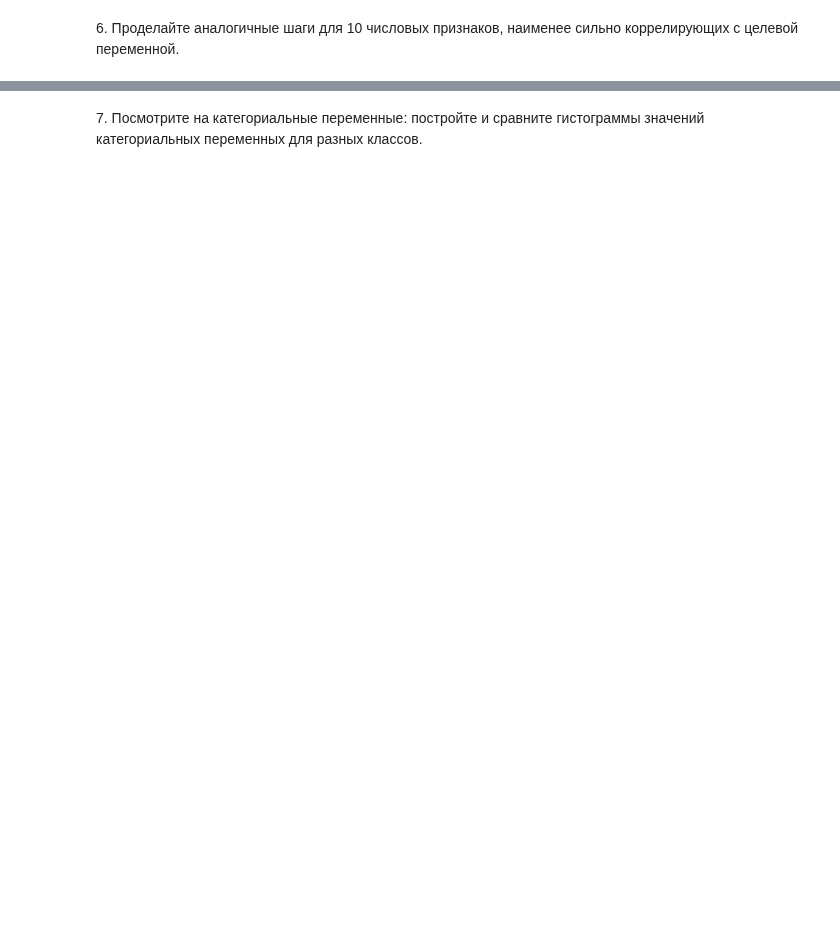
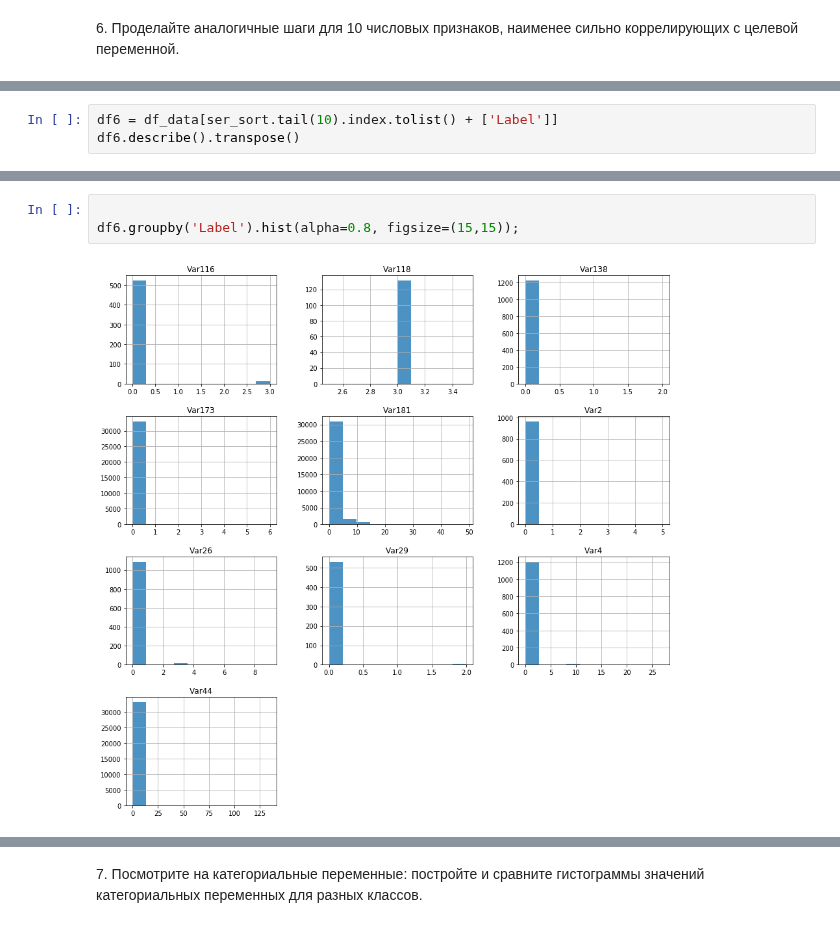
Before and after one commit to dminikorenb/DataLearning, a Jupyter notebook: 2-churn_prediction/dminik6_part2_w1.ipynb, the cells around one changed output, grey strips where cells are left out. Drawn from its saved outputs; the diff is of its cells as text; blank space fills up the shorter version.

```diff
--- a/2-churn_prediction/dminik6_part2_w1.ipynb
+++ b/2-churn_prediction/dminik6_part2_w1.ipynb
@@ -232,0 +377,3 @@ pairplot(df4, hue='Label')
+# %%
+df6 = df_data[ser_sort.tail(10).index.tolist() + ['Label']]
+df6.describe().transpose()
@@ -232,0 +409,5 @@ pairplot(df4, hue='Label')
+# %%
+
+df6.groupby('Label').hist(alpha=0.8, figsize=(15,15));
+# %% [output]
+[figure, added]
```
Also changed, not shown: parts of 24 cells of this notebook.
